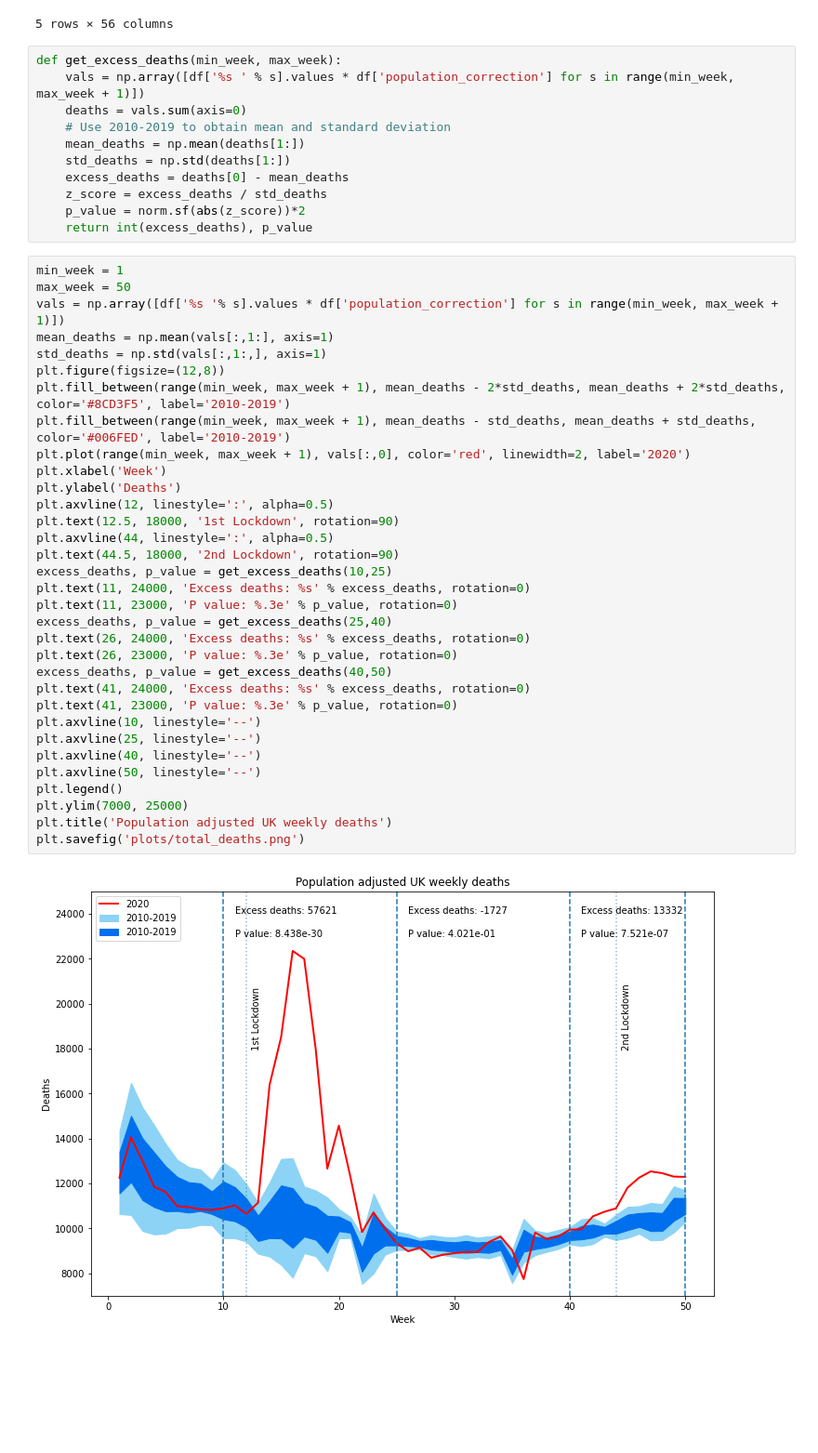
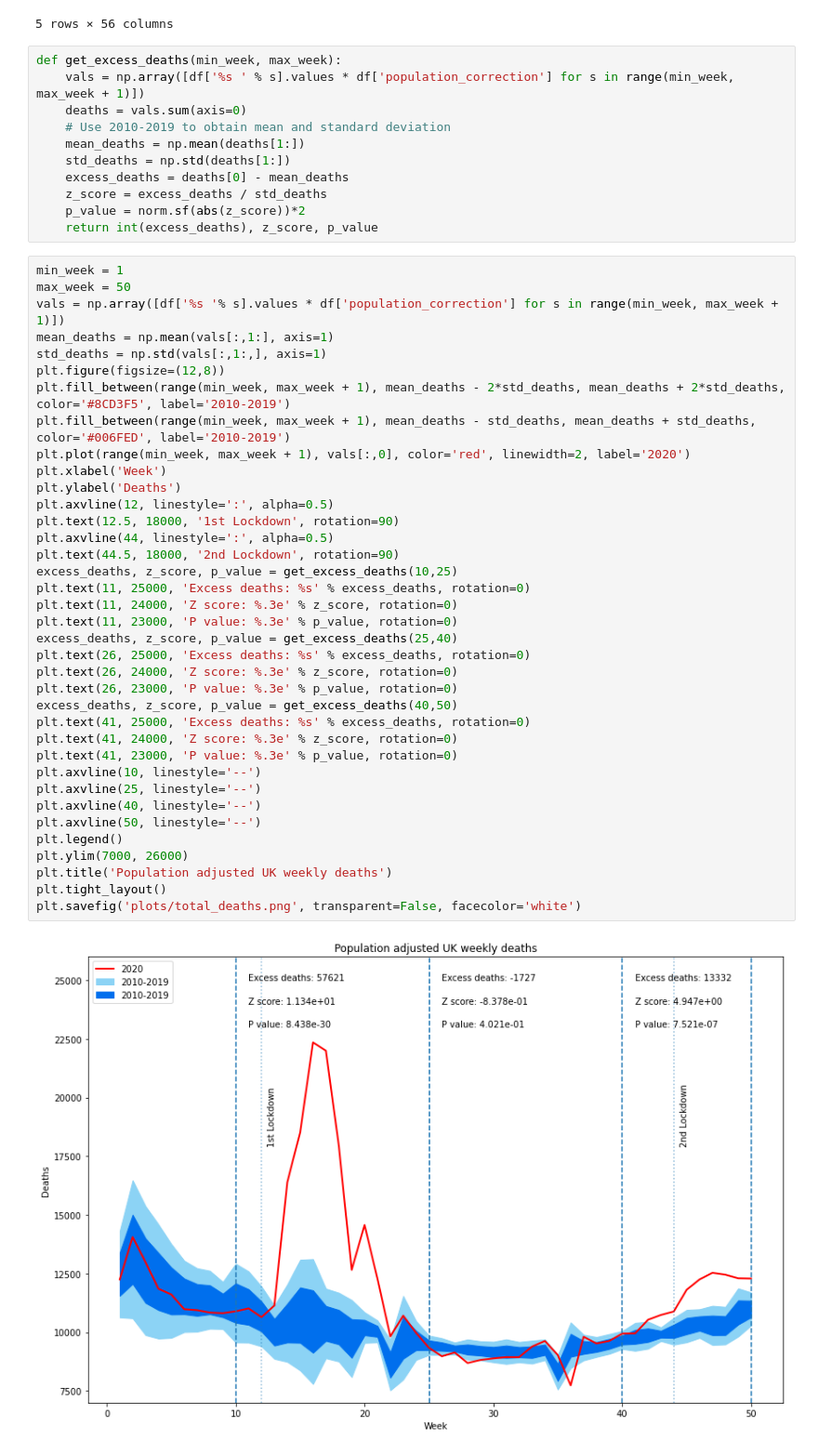
Before and after one commit to adammoss/covid, a Jupyter notebook: all_cause_mortality.ipynb, the cells around one changed output. Shown: that part at 93% size. Saved outputs shown, nothing was run; the diff lists cells and outputs as text; blank space fills up the shorter version.

```diff
--- a/all_cause_mortality.ipynb
+++ b/all_cause_mortality.ipynb
@@ -32,39 +32,43 @@ def get_excess_deaths(min_week, max_week):
     excess_deaths = deaths[0] - mean_deaths
     z_score = excess_deaths / std_deaths
     p_value = norm.sf(abs(z_score))*2
-    return int(excess_deaths), p_value
+    return int(excess_deaths), z_score, p_value
 # %%
 min_week = 1
 max_week = 50
 vals = np.array([df['%s '% s].values * df['population_correction'] for s in range(min_week, max_week + 1)])
 mean_deaths = np.mean(vals[:,1:], axis=1)
 std_deaths = np.std(vals[:,1:,], axis=1)
 plt.figure(figsize=(12,8))
 plt.fill_between(range(min_week, max_week + 1), mean_deaths - 2*std_deaths, mean_deaths + 2*std_deaths, color='#8CD3F5', label='2010-2019')
 plt.fill_between(range(min_week, max_week + 1), mean_deaths - std_deaths, mean_deaths + std_deaths, color='#006FED', label='2010-2019')
 plt.plot(range(min_week, max_week + 1), vals[:,0], color='red', linewidth=2, label='2020')
 plt.xlabel('Week')
 plt.ylabel('Deaths')
 plt.axvline(12, linestyle=':', alpha=0.5)
 plt.text(12.5, 18000, '1st Lockdown', rotation=90)
 plt.axvline(44, linestyle=':', alpha=0.5)
 plt.text(44.5, 18000, '2nd Lockdown', rotation=90)
-excess_deaths, p_value = get_excess_deaths(10,25)
-plt.text(11, 24000, 'Excess deaths: %s' % excess_deaths, rotation=0)
+excess_deaths, z_score, p_value = get_excess_deaths(10,25)
+plt.text(11, 25000, 'Excess deaths: %s' % excess_deaths, rotation=0)
+plt.text(11, 24000, 'Z score: %.3e' % z_score, rotation=0)
 plt.text(11, 23000, 'P value: %.3e' % p_value, rotation=0)
-excess_deaths, p_value = get_excess_deaths(25,40)
-plt.text(26, 24000, 'Excess deaths: %s' % excess_deaths, rotation=0)
+excess_deaths, z_score, p_value = get_excess_deaths(25,40)
+plt.text(26, 25000, 'Excess deaths: %s' % excess_deaths, rotation=0)
+plt.text(26, 24000, 'Z score: %.3e' % z_score, rotation=0)
 plt.text(26, 23000, 'P value: %.3e' % p_value, rotation=0)
-excess_deaths, p_value = get_excess_deaths(40,50)
-plt.text(41, 24000, 'Excess deaths: %s' % excess_deaths, rotation=0)
+excess_deaths, z_score, p_value = get_excess_deaths(40,50)
+plt.text(41, 25000, 'Excess deaths: %s' % excess_deaths, rotation=0)
+plt.text(41, 24000, 'Z score: %.3e' % z_score, rotation=0)
 plt.text(41, 23000, 'P value: %.3e' % p_value, rotation=0)
 plt.axvline(10, linestyle='--')
 plt.axvline(25, linestyle='--')
 plt.axvline(40, linestyle='--')
 plt.axvline(50, linestyle='--')
 plt.legend()
-plt.ylim(7000, 25000)
+plt.ylim(7000, 26000)
 plt.title('Population adjusted UK weekly deaths')
-plt.savefig('plots/total_deaths.png')
+plt.tight_layout()
+plt.savefig('plots/total_deaths.png', transparent=False, facecolor='white')
 # %% [output]
-[figure, old version]
+[figure, new version]
```
Also changed, not shown: 17 other files.
